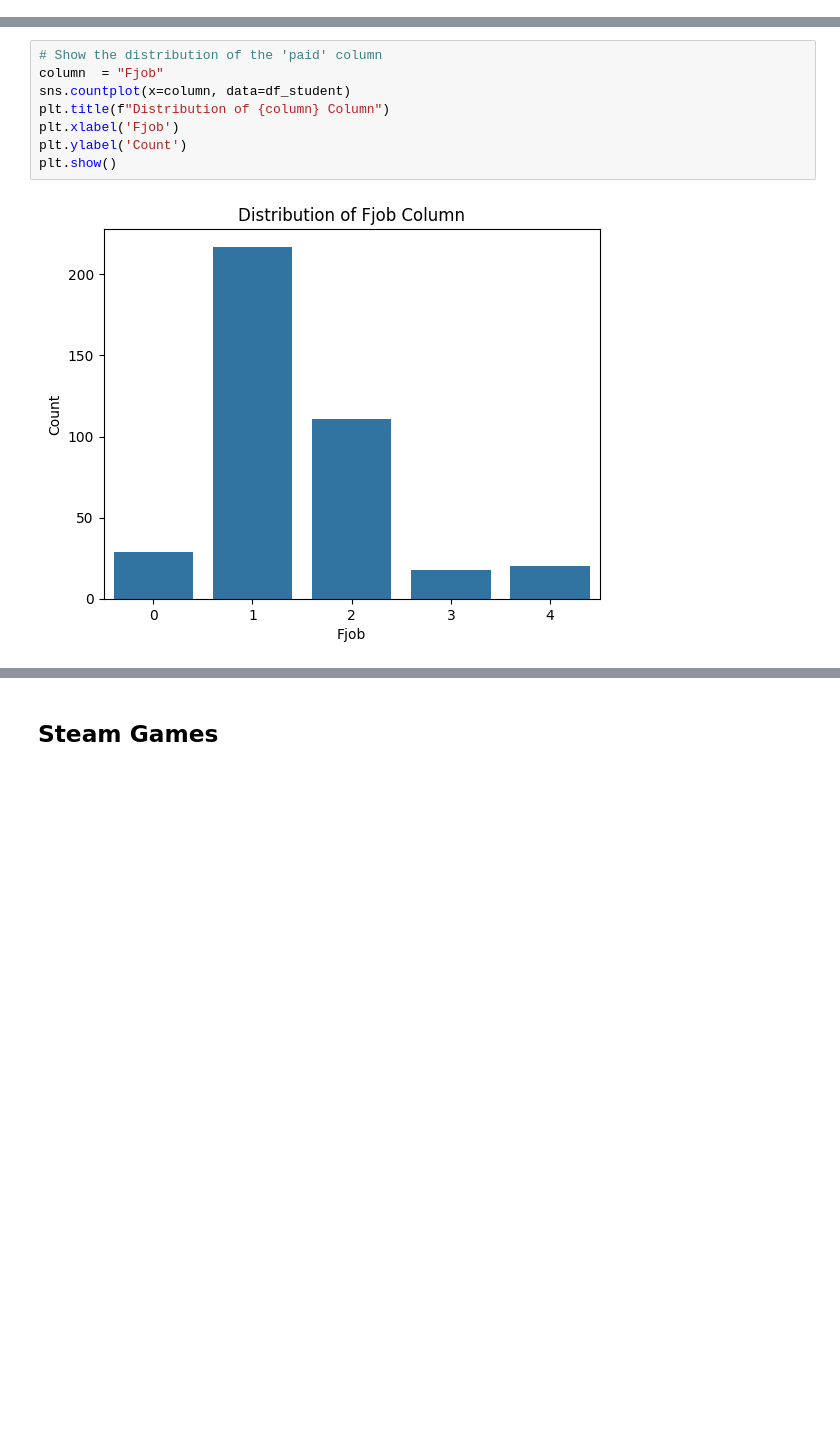
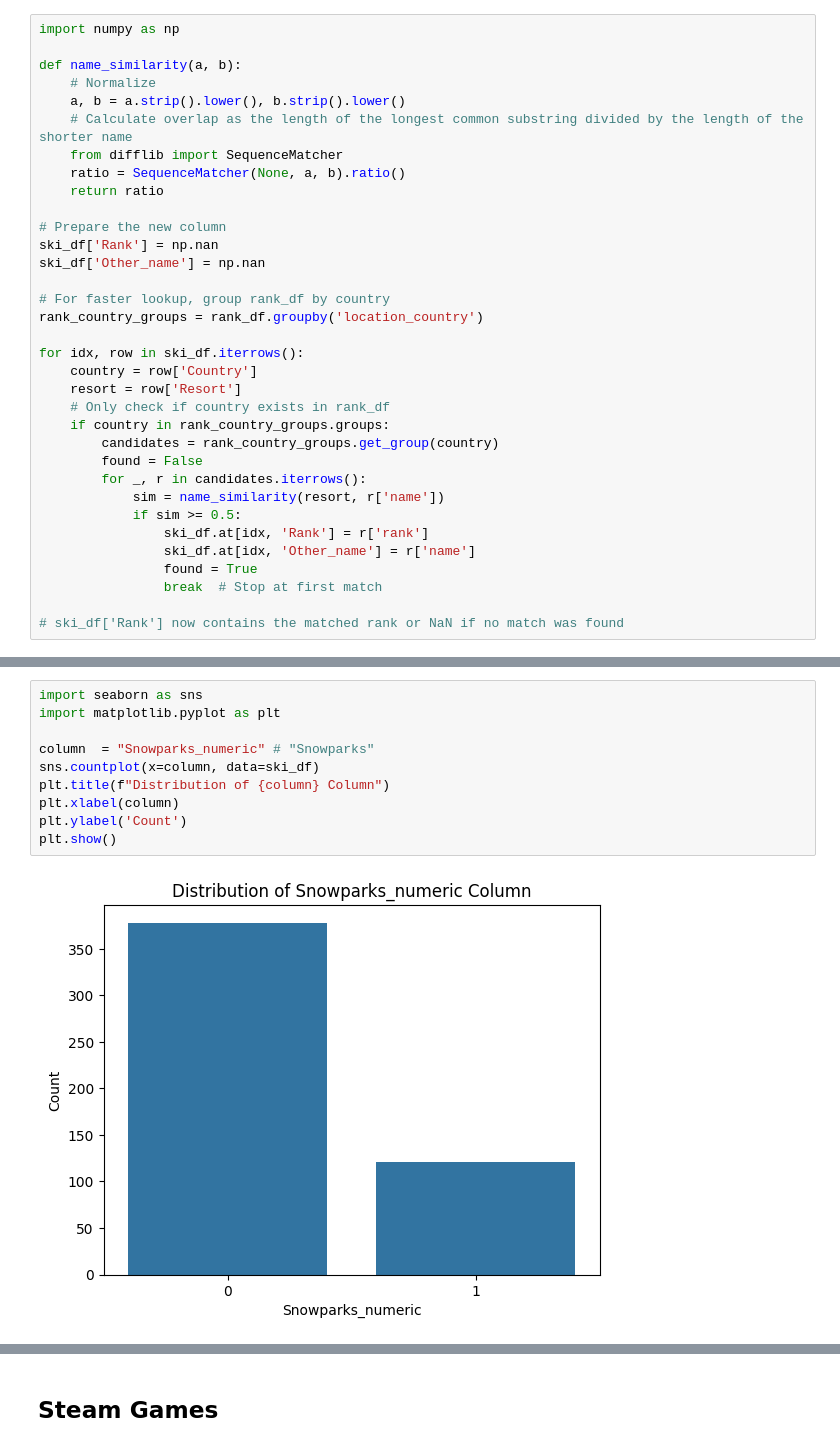
Before and after one commit to matansol/causal-inference-course, a Jupyter notebook: project/project.ipynb, the cells around one changed output, grey strips where cells are left out. Saved outputs shown, nothing was run; the diff lists cells and outputs as text; blank space fills up the shorter version.

```diff
--- a/project/project.ipynb
+++ b/project/project.ipynb
@@ -45,0 +293,34 @@ max     75.000000   19.000000   19.000000   20.000000
+# %%
+import numpy as np
+
+def name_similarity(a, b):
+    # Normalize
+    a, b = a.strip().lower(), b.strip().lower()
+    # Calculate overlap as the length of the longest common substring divided by the length of the shorter name
+    from difflib import SequenceMatcher
+    ratio = SequenceMatcher(None, a, b).ratio()
+    return ratio
+
+# Prepare the new column
+ski_df['Rank'] = np.nan
+ski_df['Other_name'] = np.nan
+
+# For faster lookup, group rank_df by country
+rank_country_groups = rank_df.groupby('location_country')
+
+for idx, row in ski_df.iterrows():
+    country = row['Country']
+    resort = row['Resort']
+    # Only check if country exists in rank_df
+    if country in rank_country_groups.groups:
+        candidates = rank_country_groups.get_group(country)
+        found = False
+        for _, r in candidates.iterrows():
+            sim = name_similarity(resort, r['name'])
+            if sim >= 0.5:
+                ski_df.at[idx, 'Rank'] = r['rank']
+                ski_df.at[idx, 'Other_name'] = r['name']
+                found = True
+                break  # Stop at first match
+
+# ski_df['Rank'] now contains the matched rank or NaN if no match was found
@@ -46,10 +536,12 @@ max     75.000000   19.000000   19.000000   20.000000
 # %%
-# Show the distribution of the 'paid' column
-column  = "Fjob"
-sns.countplot(x=column, data=df_student)
+import seaborn as sns
+import matplotlib.pyplot as plt
+
+column  = "Snowparks_numeric" # "Snowparks"
+sns.countplot(x=column, data=ski_df)
 plt.title(f"Distribution of {column} Column")
-plt.xlabel('Fjob')
+plt.xlabel(column)
 plt.ylabel('Count')
 plt.show()
 # %% [output]
-[figure, old version]
+[figure, new version]
```
Also changed, not shown: parts of 40 cells of this notebook, 4 other files.
